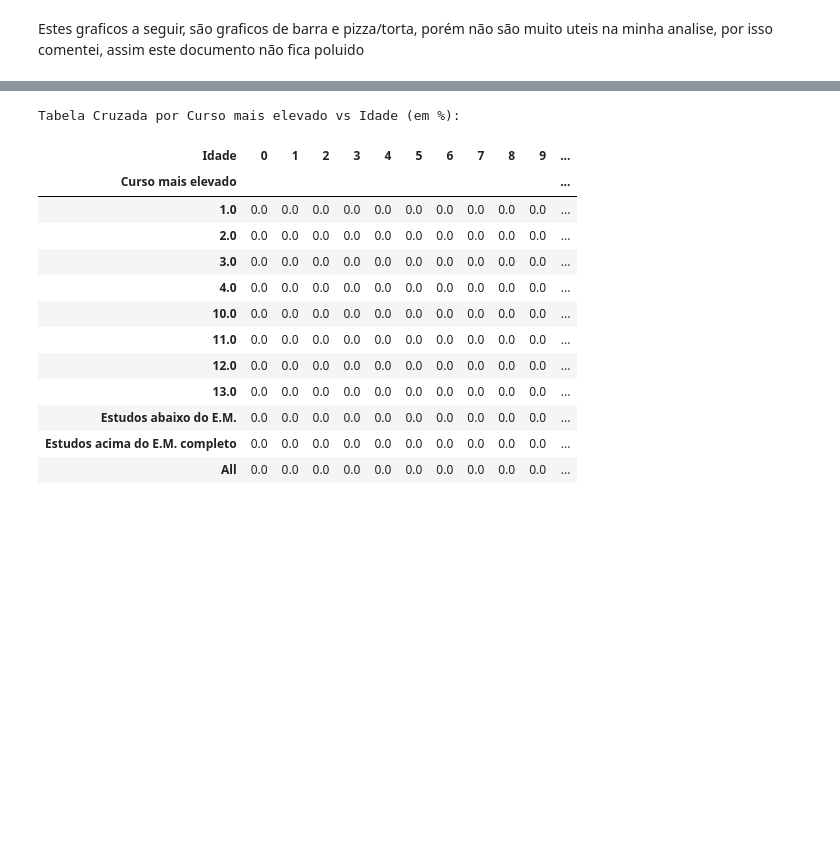
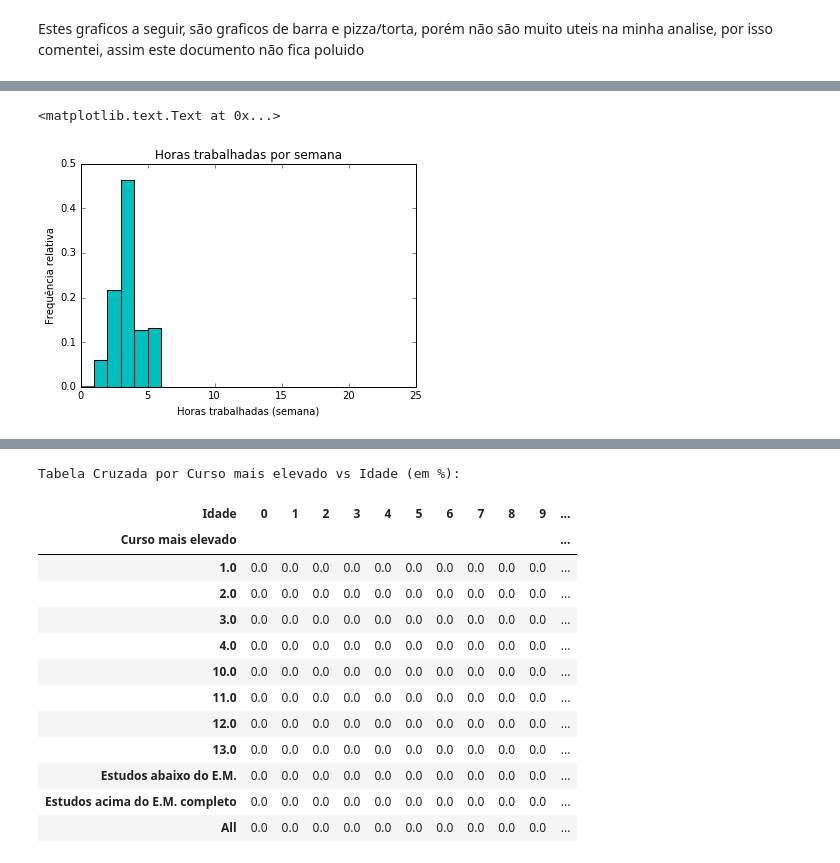
Before and after one commit to brunodratcu/CD, a Jupyter notebook: Projeto1/Projeto1 Layout.ipynb, the cells around one changed output, grey strips where cells are left out. Cells and saved outputs as stored; diff of their text form; code cells hidden in the pictures; blank space fills up the shorter version.

```diff
--- a/Projeto1/Projeto1 Layout.ipynb
+++ b/Projeto1/Projeto1 Layout.ipynb
@@ -275,0 +311,14 @@ rendi = escolhas[(escolhas.rendimento_mensal != 999999999999) & (~escolhas.rendi
+# %%
+#Histograma das horas trabalhadas por semana
+
+escolhas["Horas habitualmente trabalhadas por semana"].describe()
+
+horas = arange(0,24,1)
+
+plot = escolhas["Horas habitualmente trabalhadas por semana"].plot.hist(bins=horas, normed=1, color="c")
+plt.title("Horas trabalhadas por semana")
+plt.xlabel("Horas trabalhadas (semana)")
+plt.ylabel("Frequência relativa")
+# %% [output]
+<matplotlib.text.Text at 0x...>
+[figure, added]
```
Also changed, not shown: parts of 27 cells of this notebook.
